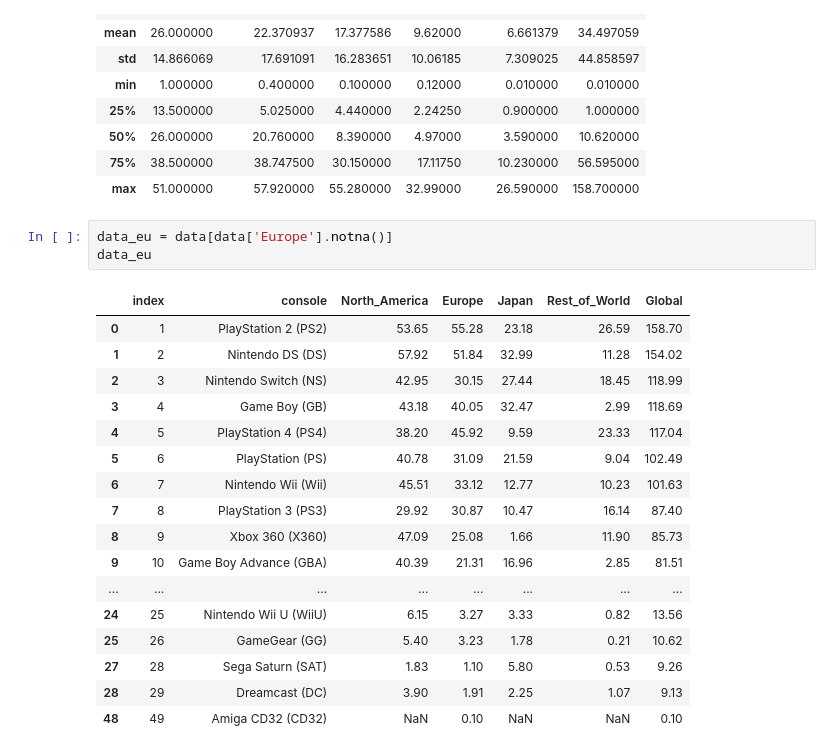
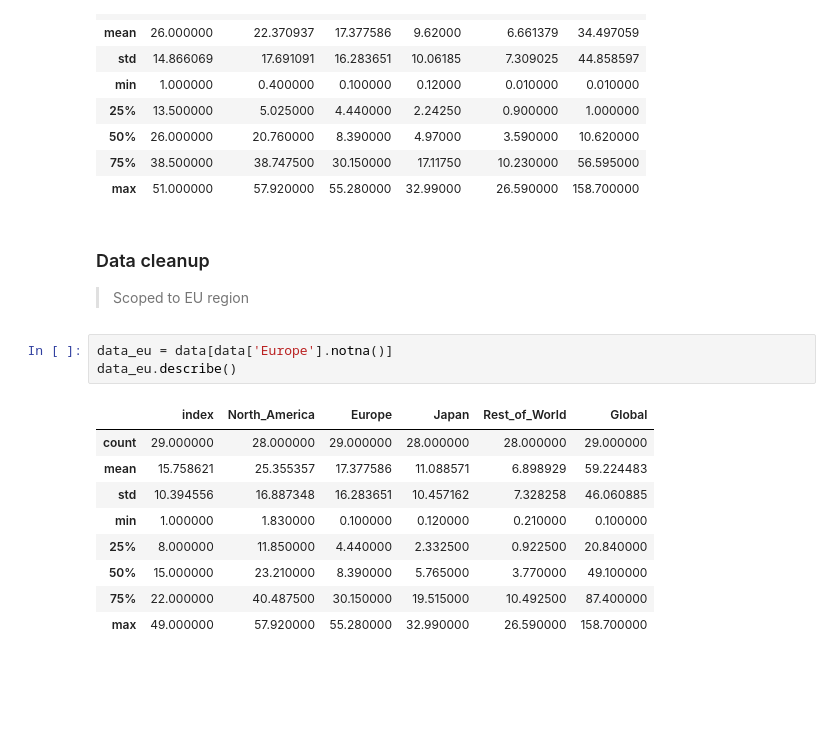
Before and after one commit to hansstanley/YongTauFoo, a Jupyter notebook: notebooks/console_sales_pathak.ipynb, the cells around one changed output. Saved outputs shown, nothing was run; the diff lists cells and outputs as text; blank space fills up the shorter version.

Commit message:
Cleanup pathak notebook

```diff
--- a/notebooks/console_sales_pathak.ipynb
+++ b/notebooks/console_sales_pathak.ipynb
@@ -31,27 +33,23 @@ dtype: int64
 | 50% | 26.000000 | 20.760000 | 8.390000 | 4.97000 | 3.590000 | 10.620000 |
 | 75% | 38.500000 | 38.747500 | 30.150000 | 17.11750 | 10.230000 | 56.595000 |
 | max | 51.000000 | 57.920000 | 55.280000 | 32.99000 | 26.590000 | 158.700000 |
+# %% [markdown]
+### Data cleanup
+
+> Scoped to EU region
 # %%
 data_eu = data[data['Europe'].notna()]
-data_eu
+data_eu.describe()
 # %% [output]
-|  | index | console | North_America | Europe | Japan | Rest_of_World | Global |
-| 0 | 1 | PlayStation 2 (PS2) | 53.65 | 55.28 | 23.18 | 26.59 | 158.70 |
-| 1 | 2 | Nintendo DS (DS) | 57.92 | 51.84 | 32.99 | 11.28 | 154.02 |
-| 2 | 3 | Nintendo Switch (NS) | 42.95 | 30.15 | 27.44 | 18.45 | 118.99 |
-| 3 | 4 | Game Boy (GB) | 43.18 | 40.05 | 32.47 | 2.99 | 118.69 |
-| 4 | 5 | PlayStation 4 (PS4) | 38.20 | 45.92 | 9.59 | 23.33 | 117.04 |
-| 5 | 6 | PlayStation (PS) | 40.78 | 31.09 | 21.59 | 9.04 | 102.49 |
-| 6 | 7 | Nintendo Wii (Wii) | 45.51 | 33.12 | 12.77 | 10.23 | 101.63 |
-| 7 | 8 | PlayStation 3 (PS3) | 29.92 | 30.87 | 10.47 | 16.14 | 87.40 |
-| 8 | 9 | Xbox 360 (X360) | 47.09 | 25.08 | 1.66 | 11.90 | 85.73 |
-| 9 | 10 | Game Boy Advance (GBA) | 40.39 | 21.31 | 16.96 | 2.85 | 81.51 |
-| ... | ... | ... | ... | ... | ... | ... | ... |
-| 24 | 25 | Nintendo Wii U (WiiU) | 6.15 | 3.27 | 3.33 | 0.82 | 13.56 |
-| 25 | 26 | GameGear (GG) | 5.40 | 3.23 | 1.78 | 0.21 | 10.62 |
-| 27 | 28 | Sega Saturn (SAT) | 1.83 | 1.10 | 5.80 | 0.53 | 9.26 |
-| 28 | 29 | Dreamcast (DC) | 3.90 | 1.91 | 2.25 | 1.07 | 9.13 |
-| 48 | 49 | Amiga CD32 (CD32) | NaN | 0.10 | NaN | NaN | 0.10 |
+|  | index | North_America | Europe | Japan | Rest_of_World | Global |
+| count | 29.000000 | 28.000000 | 29.000000 | 28.000000 | 28.000000 | 29.000000 |
+| mean | 15.758621 | 25.355357 | 17.377586 | 11.088571 | 6.898929 | 59.224483 |
+| std | 10.394556 | 16.887348 | 16.283651 | 10.457162 | 7.328258 | 46.060885 |
+| min | 1.000000 | 1.830000 | 0.100000 | 0.120000 | 0.210000 | 0.100000 |
+| 25% | 8.000000 | 11.850000 | 4.440000 | 2.332500 | 0.922500 | 20.840000 |
+| 50% | 15.000000 | 23.210000 | 8.390000 | 5.765000 | 3.770000 | 49.100000 |
+| 75% | 22.000000 | 40.487500 | 30.150000 | 19.515000 | 10.492500 | 87.400000 |
+| max | 49.000000 | 57.920000 | 55.280000 | 32.990000 | 26.590000 | 158.700000 |
 # %%
 chosen_consoles = ['PlayStation 4 (PS4)', 'PlayStation 3 (PS3)',
                    'Xbox 360 (X360)', 'Xbox One (XOne)',
```
Also changed, not shown: parts of 2 cells of this notebook, 2 other files.
